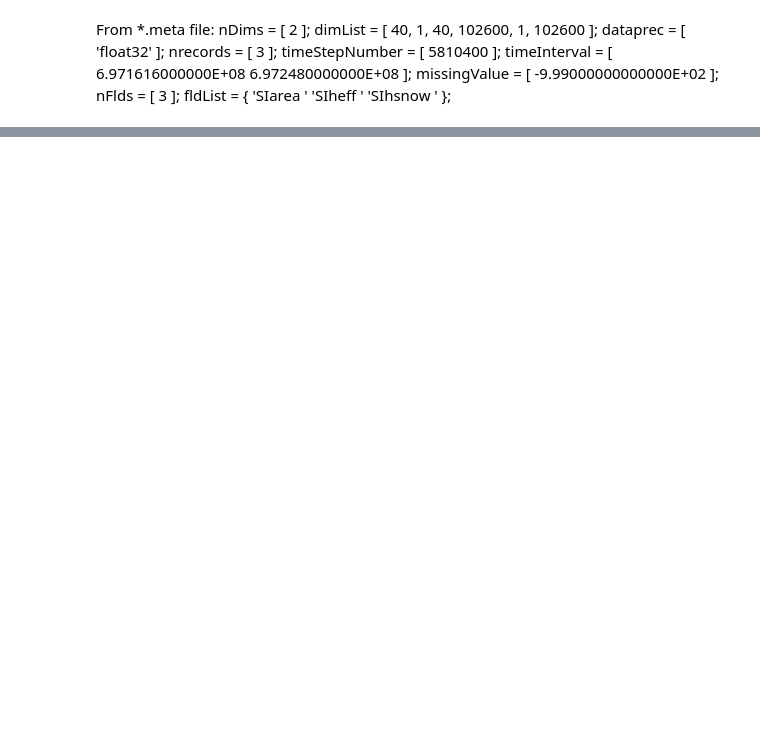
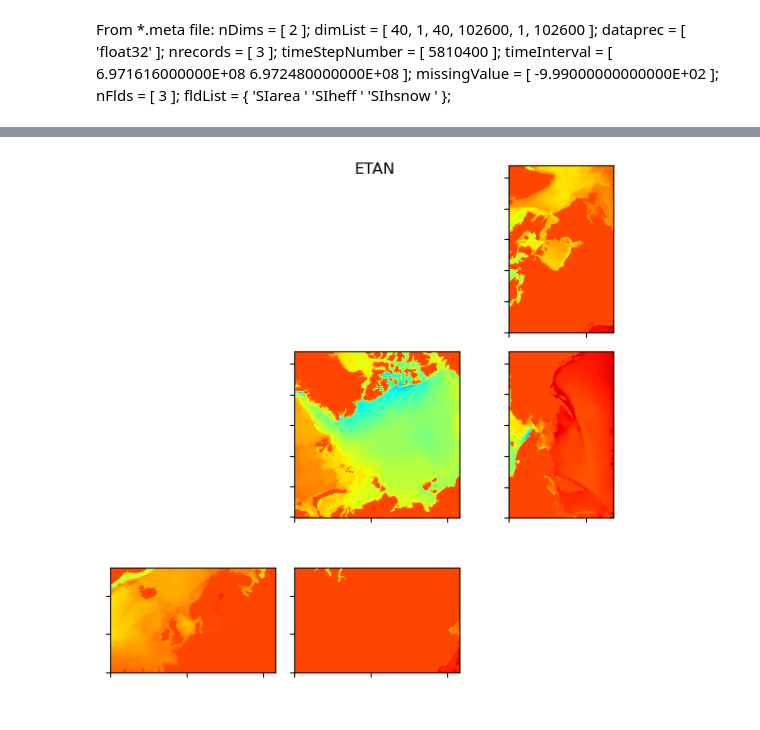
Before and after one commit to ifenty/SASSIE_downscale_ecco_v5, a Jupyter notebook: 01_open and read file.ipynb, the cells around one changed output, grey strips where cells are left out. Cells and saved outputs as stored; diff of their text form; code cells hidden in the pictures; blank space fills up the shorter version.

```diff
--- a/01_open and read file.ipynb
+++ b/01_open and read file.ipynb
@@ -37,0 +292,21 @@ array([0., 0., 0., ..., 0., 0., 0.], dtype='>f4')
+# %%
+fig,axs = plt.subplots(3,3, figsize=[6,6])
+ax = axs.ravel()
+ax[0].set_axis_off()
+ax[1].set_axis_off()
+ax[2].imshow(etan_faces[5], origin='lower', cmap='jet', vmin=-5, vmax=1)
+ax[3].set_axis_off()
+ax[4].imshow(etan_faces[3], origin='lower', cmap='jet', vmin=-5, vmax=1)
+ax[5].imshow(etan_faces[4], origin='lower', cmap='jet', vmin=-5, vmax=1)
+ax[6].imshow(etan_faces[1], origin='lower', cmap='jet', vmin=-5, vmax=1)
+ax[7].imshow(etan_faces[2], origin='lower', cmap='jet', vmin=-5, vmax=1)
+ax[8].set_axis_off()
+
+for ax in ax:
+    ax.set_yticklabels([])
+    ax.set_xticklabels([])
+
+plt.tight_layout()
+plt.suptitle("ETAN");
+# %% [output]
+[figure, added]
```
Also changed, not shown: parts of 36 cells of this notebook.
